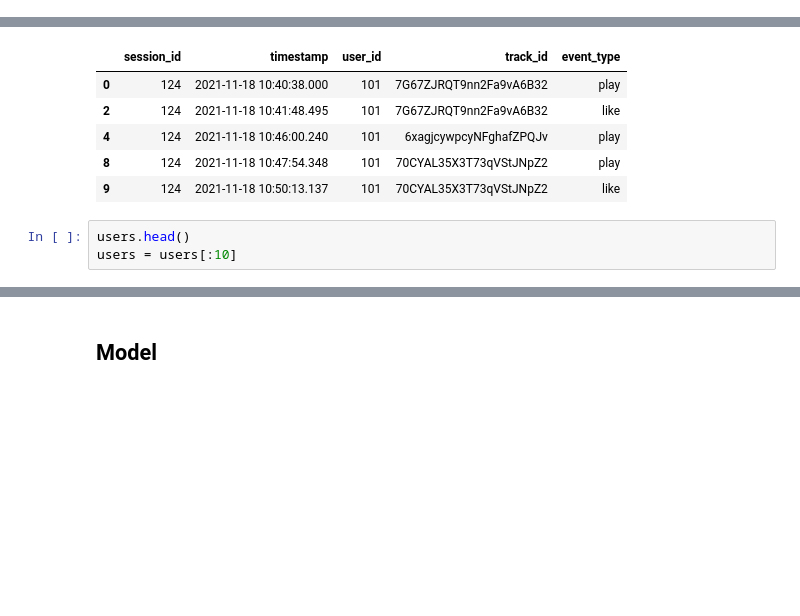
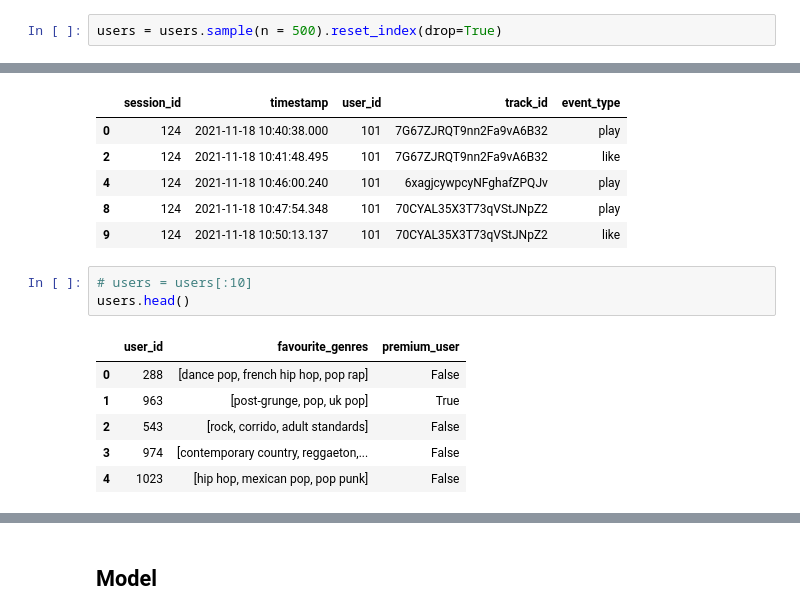
Before and after one commit to RichardStaszkiewicz/WUT-IUM-PROJECT-Music-Recommender-System, a Jupyter notebook: notebooks/recommender_system/model_2_classifier/classifier_music.ipynb, the cells around one changed output, grey strips where cells are left out. Drawn from its saved outputs; the diff is of its cells as text; blank space fills up the shorter version.

```diff
--- a/notebooks/recommender_system/model_2_classifier/classifier_music.ipynb
+++ b/notebooks/recommender_system/model_2_classifier/classifier_music.ipynb
@@ -20,6 +37,8 @@ tracks = tracks[VALID_COLUMN_NAMES]
 rd = tracks.release_date
 rd = pd.to_datetime(rd, errors='coerce')
 tracks['release_date'] = rd.dt.year.fillna(0).astype(int)
+# %%
+users = users.sample(n = 500).reset_index(drop=True)
 # %%
 users = users.drop(columns=['name', 'city', 'street'])
 GENRES = np.unique(np.concatenate(users['favourite_genres'].to_numpy()))
@@ -41,8 +60,15 @@ sessions.head()
 | 8 | 124 | 2021-11-18 10:47:54.348 | 101 | 70CYAL35X3T73qVStJNpZ2 | play |
 | 9 | 124 | 2021-11-18 10:50:13.137 | 101 | 70CYAL35X3T73qVStJNpZ2 | like |
 # %%
+# users = users[:10]
 users.head()
-users = users[:10]
+# %% [output]
+|  | user_id | favourite_genres | premium_user |
+| 0 | 288 | [dance pop, french hip hop, pop rap] | False |
+| 1 | 963 | [post-grunge, pop, uk pop] | True |
+| 2 | 543 | [rock, corrido, adult standards] | False |
+| 3 | 974 | [contemporary country, reggaeton,... | False |
+| 4 | 1023 | [hip hop, mexican pop, pop punk] | False |
 # %%
 tracks.head()
 # %% [output]
```
Also changed, not shown: parts of 17 cells of this notebook, 2 other files.
